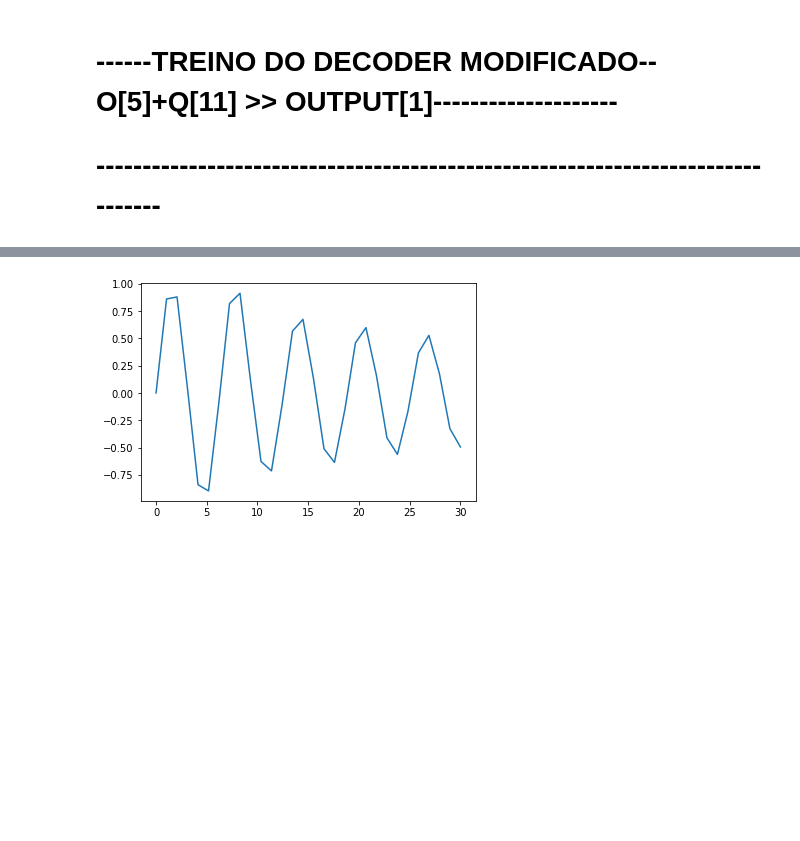
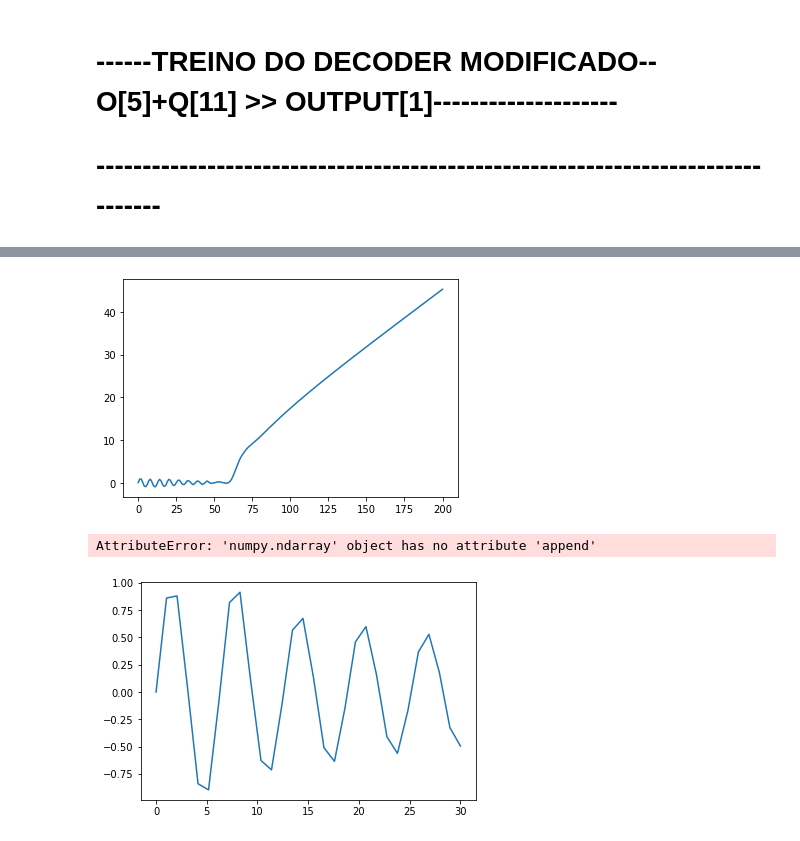
Before and after one commit to SchultzVV/Biology, a Jupyter notebook: method_prove/Run_Project.ipynb, the cells around one changed output, grey strips where cells are left out. Cells and saved outputs as stored; diff of their text form; code cells hidden in the pictures; blank space fills up the shorter version.

```diff
--- a/method_prove/Run_Project.ipynb
+++ b/method_prove/Run_Project.ipynb
@@ -167,3 +202,17 @@ Epoch:200,Loss:1.2370
+# %%
+y = recon.detach().numpy()
+x = inp.reshape(1,1,interval)
+plt.plot(x[0][0], y[0][0])
+plt.show()
+# %% [output]
+[figure, added]
+# %%
+for i in range(10):
+    x.append(50+i)
+print(x)
+#
+# %% [output]
+AttributeError: 'numpy.ndarray' object has no attribute 'append'
 # %%
 def treine(epochs):
     inp = pickle.load(open("inp", "rb"))
```
Also changed, not shown: parts of 11 cells of this notebook, 4 other files.
